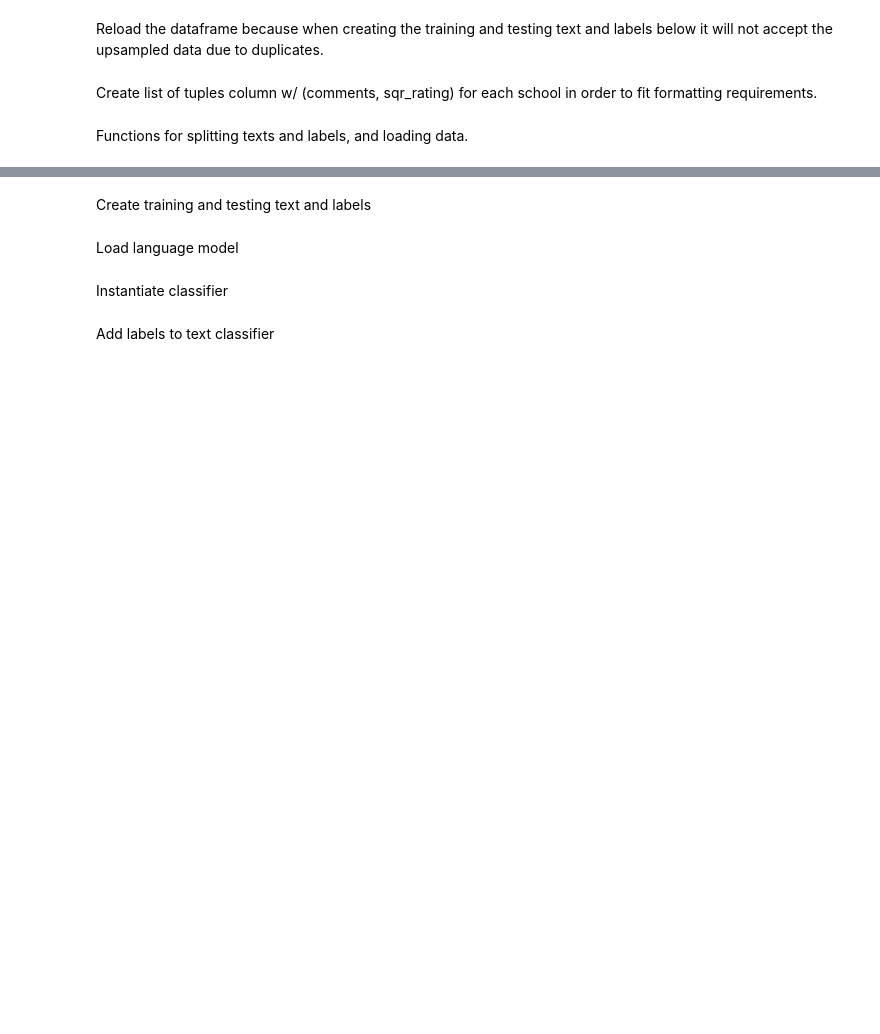
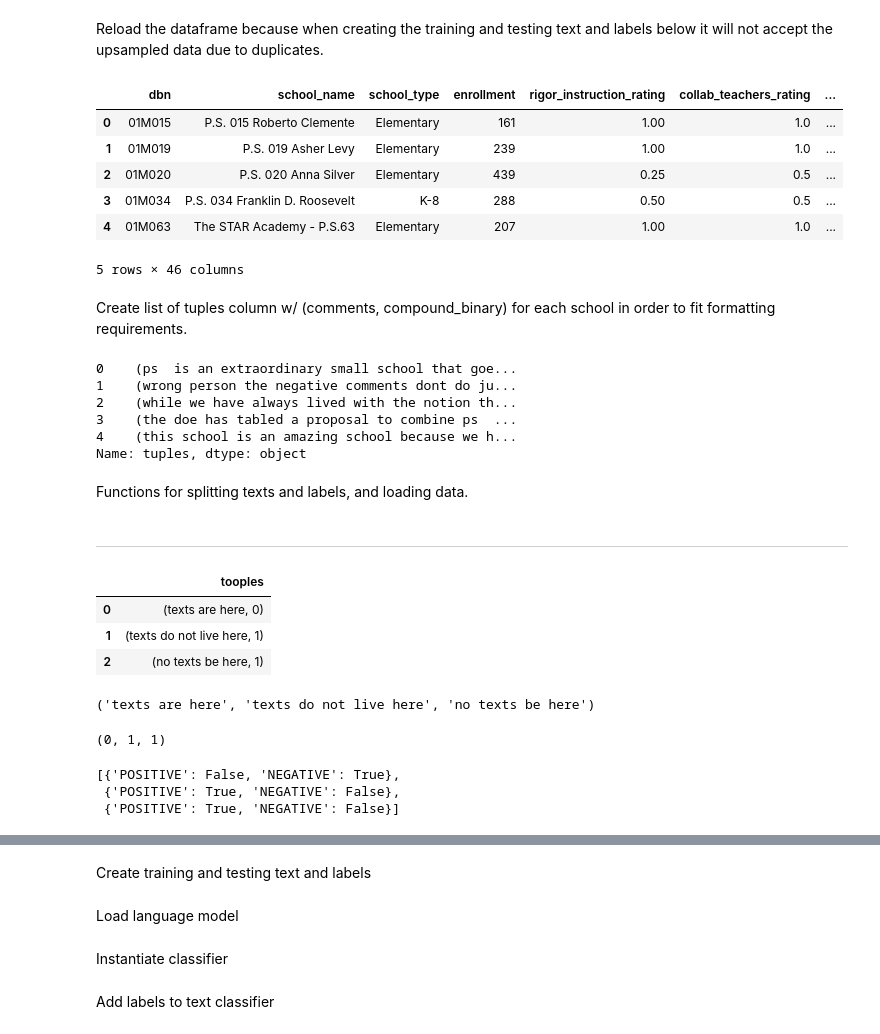
Before and after one commit to kevinmacmat/measuring_community_school_satisfaction, a Jupyter notebook: modeling.ipynb, the cells around one changed output, grey strips where cells are left out. Drawn from its saved outputs; the diff is of its cells as text; code cells hidden in the pictures; blank space fills up the shorter version.

```diff
--- a/modeling.ipynb
+++ b/modeling.ipynb
@@ -241,11 +251,31 @@ else:
 # %% [markdown]
 Reload the dataframe because when creating the training and testing text and labels below it will not accept the upsampled data due to duplicates.
 # %%
-df = pd.read_csv('csv/sqr_comments_sentiment.csv')
-cleanText(df, 'comments')
+df = pd.read_csv('/Users/kevinmacmat/Desktop/capstone/csv/sqr_comments_sentiment.csv')
+cleanupText(df, 'comments')
+df.head()
+# %% [output]
+|  | dbn | school_name | school_type | enrollment | rigor_instruction_rating | collab_teachers_rating | ... |
+| 0 | 01M015 | P.S. 015 Roberto Clemente | Elementary | 161 | 1.00 | 1.0 | ... |
+| 1 | 01M019 | P.S. 019 Asher Levy | Elementary | 239 | 1.00 | 1.0 | ... |
+| 2 | 01M020 | P.S. 020 Anna Silver | Elementary | 439 | 0.25 | 0.5 | ... |
+| 3 | 01M034 | P.S. 034 Franklin D. Roosevelt | K-8 | 288 | 0.50 | 0.5 | ... |
+| 4 | 01M063 | The STAR Academy - P.S.63 | Elementary | 207 | 1.00 | 1.0 | ... |
+5 rows × 46 columns
 # %% [markdown]
-Create list of tuples column w/ (comments, sqr_rating) for each school in order to fit formatting requirements.
+Create list of tuples column w/ (comments, compound_binary) for each school in order to fit formatting requirements.
 # %%
+# e.g. [('text', score) . . .]
 df['tuples'] = list(zip(df.comments, df.compound_binary))
+df['tuples'].head()
+# %% [output]
+0    (ps  is an extraordinary small school that goe...
+1    (wrong person the negative comments dont do ju...
+2    (while we have always lived with the notion th...
+3    (the doe has tabled a proposal to combine ps  ...
+4    (this school is an amazing school because we h...
+Name: tuples, dtype: object
 # %% [markdown]
 Functions for splitting texts and labels, and loading data.
+# %% [markdown]
+---
@@ -251,0 +284,7 @@ Functions for splitting texts and labels, and loading data.
+# %%
+test
+# %% [output]
+|  | tooples |
+| 0 | (texts are here, 0) |
+| 1 | (texts do not live here, 1) |
+| 2 | (no texts be here, 1) |
@@ -251,0 +293,8 @@ Functions for splitting texts and labels, and loading data.
+# %%
+test_texts
+# %% [output]
+('texts are here', 'texts do not live here', 'no texts be here')
+# %%
+test_labels
+# %% [output]
+(0, 1, 1)
@@ -251,0 +303,6 @@ Functions for splitting texts and labels, and loading data.
+# %%
+test_variable
+# %% [output]
+[{'POSITIVE': False, 'NEGATIVE': True},
+ {'POSITIVE': True, 'NEGATIVE': False},
+ {'POSITIVE': True, 'NEGATIVE': False}]
```
Also changed, not shown: parts of 8 cells of this notebook, 3 other files.
